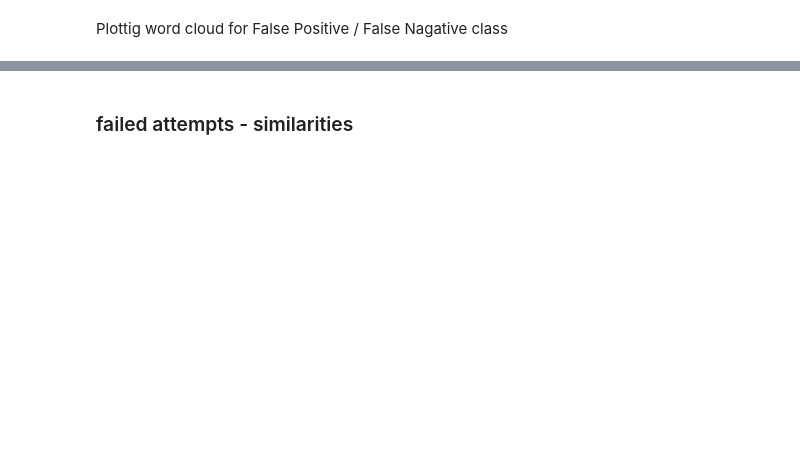
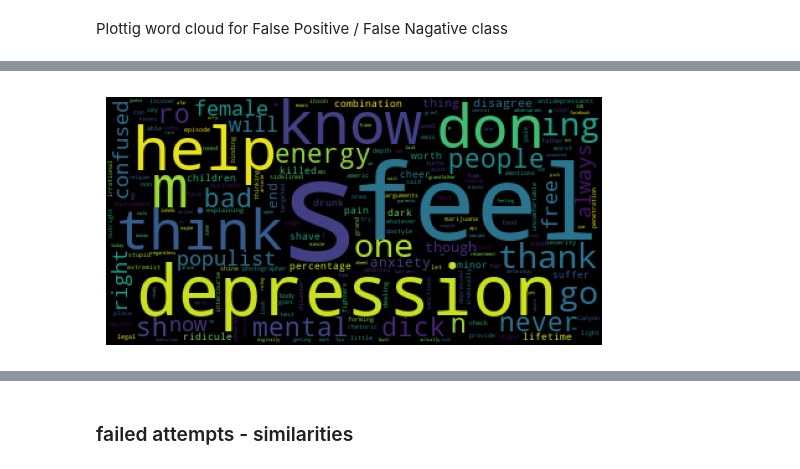
Before and after one commit to ranieri-unimi/depression, a Jupyter notebook: bert.fine.fine.ipynb, the cells around one changed output, grey strips where cells are left out. Saved outputs shown, nothing was run; the diff lists cells and outputs as text; code cells hidden in the pictures; blank space fills up the shorter version.

```diff
--- a/bert.fine.fine.ipynb
+++ b/bert.fine.fine.ipynb
@@ -426,0 +433,4 @@ plot_text_wc(f_text)
+# %%
+plot_top_k_words(test_fp)
+# %% [output]
+[figure, added]
```
Also changed, not shown: parts of 12 cells of this notebook.
